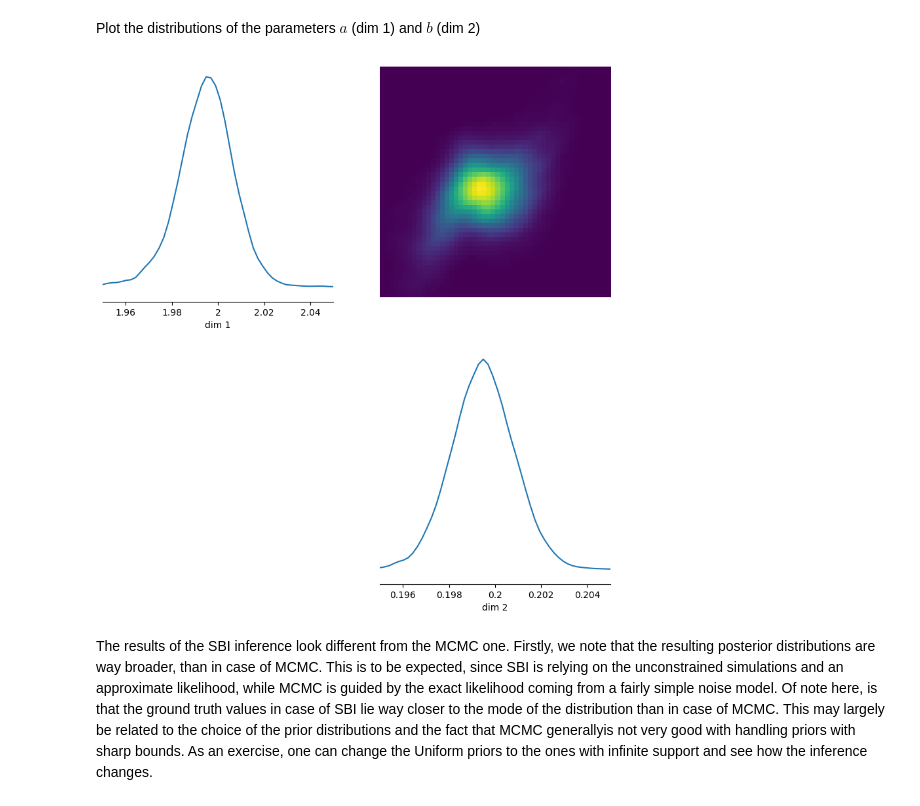
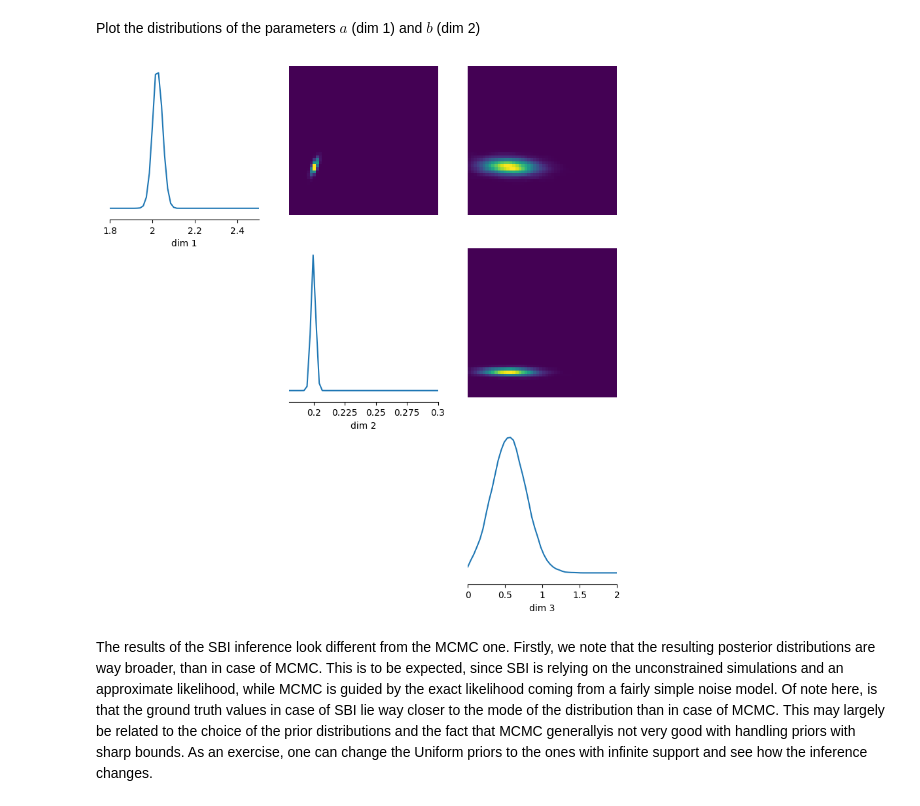
Before and after one commit to albazarova/sbi_intro, a Jupyter notebook: notebooks/2_MCMC_vs_sbi_ODE.ipynb, the cells around one changed output. Saved outputs shown, nothing was run; the diff lists cells and outputs as text; code cells hidden in the pictures.

```diff
--- a/notebooks/2_MCMC_vs_sbi_ODE.ipynb
+++ b/notebooks/2_MCMC_vs_sbi_ODE.ipynb
@@ -143,7 +145,7 @@ np.random.seed(42)
 t = np.linspace(0, 15, 1000)  # Time points
 X0 = np.array([10.0, 5.0])    # Initial conditions
 true_params = [2.0, 0.2]
-observed_data = run_model(true_params, t, X0) + np.random.normal(0, 0.1, size=(len(t), 2))
+observed_data = run_model(true_params, t, X0) + np.random.normal(0, 0.5, size=(len(t), 2))
 
 # Create the model and sample
 model, trace = create_pymc_model(observed_data)
@@ -176,9 +181,14 @@ Let us infer the variable `posterior` which is going to correspond to posterior
 # %% [markdown]
 We define the prior distributions on the parameters exactly in the same way as we did for the case of classical MCMC above, namely both of them are uniformly distributed
 # %%
-lower_bound = torch.tensor([0.5, 0.0])
-upper_bound = torch.tensor([3.5, 0.5])
-prior = utils.BoxUniform(lower_bound, upper_bound)
+# lower_bound = torch.tensor([0.5, 0.0])
+# upper_bound = torch.tensor([3.5, 0.5])
+# prior = utils.BoxUniform(lower_bound, upper_bound)
+prior = MultipleIndependent(
+    [torch.distributions.Uniform(torch.tensor([0.5]),torch.tensor([3.5]))]+\
+    [torch.distributions.Uniform(torch.tensor([0.0]),torch.tensor([0.5]))]+\
+    [torch.distributions.InverseGamma(torch.tensor([3.0]),torch.tensor([1.0]))]
+)
 # %% [markdown]
 We will now create a `simulator` wrapper for our `run_model` function, so that it returns a one-dimensional tensor. Note, that the output of our model has two dimensions, since it returns traces of two populations, and therefore it will need to be flattened.
 
@@ -188,6 +198,6 @@ Note, that here we are using SNPE method for posterior inference. Replacing SNPE
 # %%
 def simulator(theta):
-    trace = run_model(theta, t, X0) + np.random.normal(0, 0.1, size=(len(t), 2))
+    trace = run_model(theta[:2], t, X0) + np.random.normal(0, theta[2], size=(len(t), 2))
     trace=trace.reshape(-1)
     return torch.as_tensor(trace, dtype=torch.float32)
 
@@ -197,12 +207,12 @@ posterior = infer(simulator, prior, method="SNPE", num_simulations=5000,num_work
 # %% [markdown]
 Use the above observation to sample from the posterior distribution, while appropriately reshaping it
 # %%
-samples = posterior.sample((10000,), x=observed_data.reshape((1,2000)))
+samples_NPE = posterior.sample((10000,), x=observed_data.reshape((1,2000)))
 # %% [markdown]
 Plot the distributions of the parameters $a$ (dim 1) and $b$ (dim 2)
 # %%
-fig, out = pairplot(samples, limits=[[1.95,2.05],[0.195,0.205]], fig_kwargs={'fig_size':(2,2)}, upper='kde', diag='kde')
+fig, out = pairplot(samples_NPE, limits=[[1.8,2.5],[0.18,0.3],[0.0,2.0]], fig_kwargs={'fig_size':(3,3)}, upper='kde', diag='kde')
 # %% [output]
-[figure, old version]
+[figure, new version]
 # %% [markdown]
 The results of the SBI inference look different from the MCMC one. Firstly, we note that the resulting posterior distributions are way broader, than in case of MCMC. This is to be expected, since SBI is relying on the unconstrained simulations and an approximate likelihood, while MCMC is guided by the exact likelihood coming from a fairly simple noise model. Of note here, is that the ground truth values in case of SBI lie way closer to the mode of the distribution than in case of MCMC. This may largely be related to the choice of the prior distributions and the fact that MCMC generallyis not very good with handling priors with sharp bounds. As an exercise, one can change the Uniform priors to the ones with infinite support and see how the inference changes.
```
Also changed, not shown: parts of 17 cells of this notebook.
